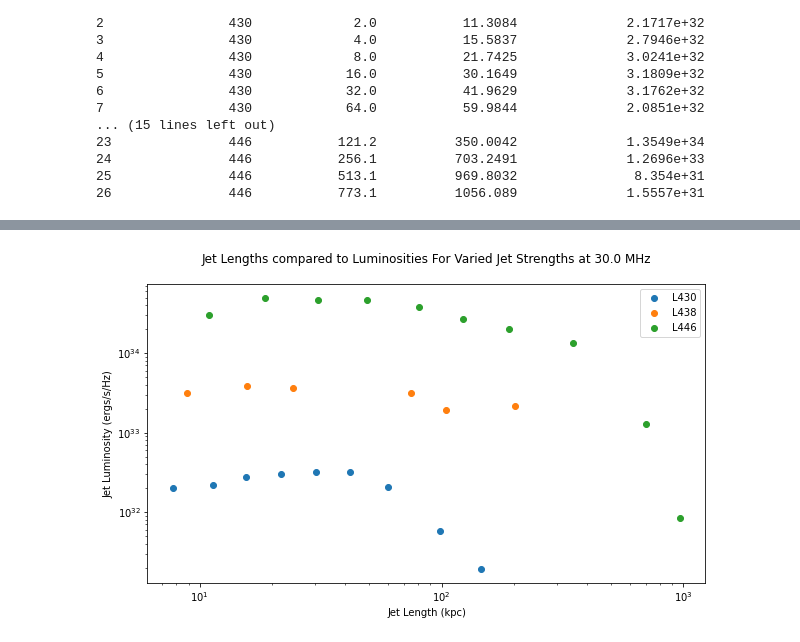
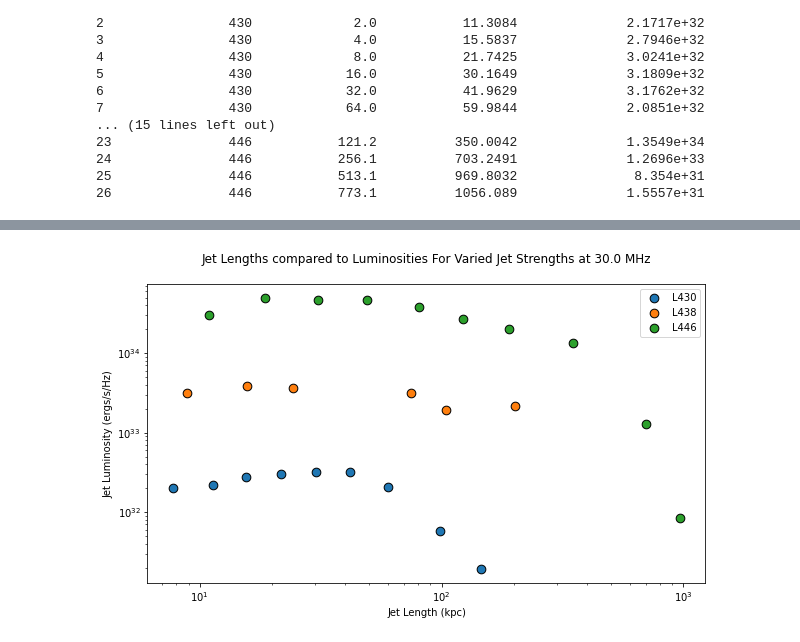
Before and after one commit to SolSamuels/Samuels_JetSimulationWork, a Jupyter notebook: Luminosity_JetStrength_Compare.ipynb, the cells around one changed output, grey strips where cells are left out. Saved outputs shown, nothing was run; the diff lists cells and outputs as text; code cells hidden in the pictures.

```diff
--- a/Luminosity_JetStrength_Compare.ipynb
+++ b/Luminosity_JetStrength_Compare.ipynb
@@ -305,8 +305,9 @@ with open("LUM_LEN.npy", "rb") as open_file:
 
 
         if jet_stren != prev_jet_stren:
-            plt.scatter(jet_len_val, lum_val, c=sim_time, norm=col.LogNorm())
+            plt.scatter(jet_len_val, lum_val, c=sim_time, norm=col.LogNorm(), s=75, edgecolors = 'k')
             plt.colorbar(label = "Year (Myr)")
+
             plt.loglog()
             plt.xlabel("Jet Length (kpc)")
             plt.ylabel("Jet Luminosity (ergs/s/Hz)")
@@ -331,7 +332,7 @@ with open("LUM_LEN.npy", "rb") as open_file:
         prev_jet_stren = jet_stren
 
 
-plt.scatter(jet_len_val, lum_val, c=sim_time, norm=col.LogNorm())
+plt.scatter(jet_len_val, lum_val, c=sim_time, norm=col.LogNorm(), s=75, edgecolors = 'k')
 plt.colorbar(label = "Year (Myr)")
 plt.loglog()
 plt.xlabel("Jet Length (kpc)")
@@ -352,33 +353,33 @@ with open("LUM_LEN.npy", "rb") as open_file:
     prev_jet_stren = lum_len_data[1, 0]
 
     jet_len_val = []
     lum_val = []
 
     for i in range(1, total_files):
 
         jet_stren = lum_len_data[i, 0]
 
 
         if jet_stren != prev_jet_stren:
-            plt.scatter(jet_len_val, lum_val, label = "L{}".format(prev_jet_stren))
+            plt.scatter(jet_len_val, lum_val, label = "L{}".format(prev_jet_stren), s=75, edgecolors = 'k')
 
             jet_len_val = []
             lum_val = []
 
         jet_len_val.append(float(lum_len_data[i, 2]))
         lum_val.append(float(lum_len_data[i, 3]))
 
 
         prev_jet_stren = jet_stren
 
 
-plt.scatter(jet_len_val, lum_val, label = "L{}".format(prev_jet_stren))
+plt.scatter(jet_len_val, lum_val, label = "L{}".format(prev_jet_stren), s=75, edgecolors = 'k')
 plt.loglog()
 plt.xlabel("Jet Length (kpc)")
 plt.ylabel("Jet Luminosity (ergs/s/Hz)")
 plt.title("Jet Lengths compared to Luminosities For Varied Jet Strengths at 30.0 MHz\n")
 plt.legend()
 plt.show()
 #plt.savefig('Jet_Lengths_vs_Time.png')
 # %% [output]
-[figure, old version]
+[figure, new version]
```
Also changed, not shown: parts of 1 cell of this notebook, 4 other files.
